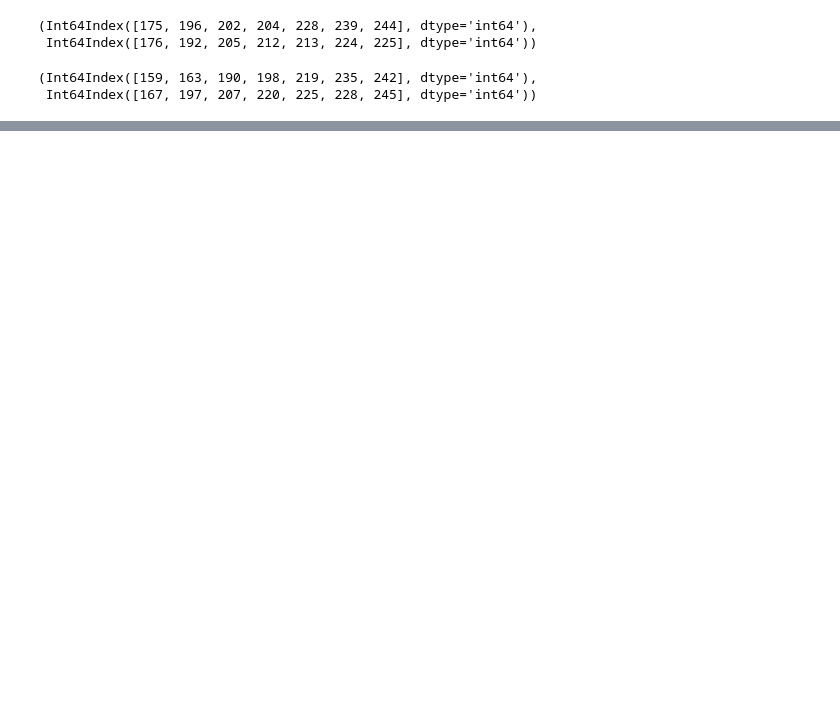
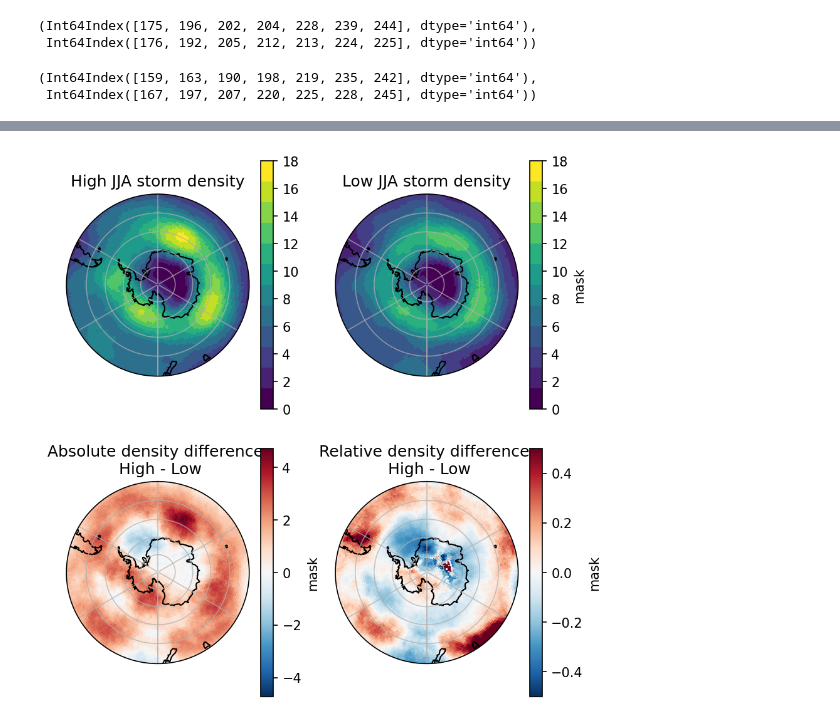
Before and after one commit to keturner8/stormtrack_variability, a Jupyter notebook: notebooks/storm_center_variability_CM4.ipynb, the cells around one changed output, grey strips where cells are left out. Cells and saved outputs as stored; diff of their text form; code cells hidden in the pictures; blank space fills up the shorter version.

```diff
--- a/notebooks/storm_center_variability_CM4.ipynb
+++ b/notebooks/storm_center_variability_CM4.ipynb
@@ -282,0 +227,51 @@ for i in range(4):
+# %%
+## Winter month storm activity
+
+fig, axs = plt.subplots(nrows=2, ncols=2, figsize=(6,6), dpi=150,
+                       subplot_kw={'projection': ccrs.SouthPolarStereo()})
+axs=axs.flatten()
+
+
+(1/(3*7*4) * ds_mask.mask[idx_hi_wint,:,:].sum(dim='time')).plot(ax=axs[0],
+                                                               x='lon', y='lat',
+                                                               transform=ccrs.PlateCarree(),
+                                                               vmax=18, extend='neither',
+                                                               cmap=plt.get_cmap('viridis', 12),
+                                                               cbar_kwargs={'label':''})
+
+axs[0].set_title('High JJA storm density')
+
+(1/(3*7*4) * ds_mask.mask[idx_low_wint,:,:].sum(dim='time')).plot(ax=axs[1],
+                                                                x='lon', y='lat',
+                                                                transform=ccrs.PlateCarree(),
+                                                               vmax=18, extend='neither',
+                                                               cmap=plt.get_cmap('viridis', 12))
+
+axs[1].set_title('Low JJA storm density')
+
+(1/(3*7*4) * (ds_mask.mask[idx_hi_wint,:,:].sum(dim='time') -
+ ds_mask.mask[idx_low_wint,:,:].sum(dim='time'))).plot(ax=axs[2],
+                                                      x='lon', y='lat',
+                                                      transform=ccrs.PlateCarree())
+
+axs[2].set_title('Absolute density difference \n High - Low')
+
+((1/(2696) * ds_mask.mask[idx_hi_wint,:,:].sum(dim='time') -
+ 1/(2188) * ds_mask.mask[idx_low_wint,:,:].sum(dim='time')) /
+ (1/(2188) * ds_mask.mask[idx_low_wint,:,:].sum(dim='time'))).plot(ax=axs[3],
+                                                                  x='lon', y='lat', extend='neither',
+                                                                  vmin=-.5, vmax=.5, cmap='RdBu_r',
+                                                                  transform=ccrs.PlateCarree())
+axs[3].set_title('Relative density difference \n High - Low')
+
+for i in range(4):
+    axs[i].set_extent([-180, 180, -90, -40], ccrs.PlateCarree())
+    axs[i].gridlines(alpha=0.7)
+    axs[i].set_boundary(circle, transform=axs[i].transAxes)
+    axs[i].coastlines()
+
+plt.tight_layout()
+
+plt.savefig(f"{out_path_fig}storm_activity_jja_CM4.png", format='png', dpi=100)
+# %% [output]
+[figure, added]
```
Also changed, not shown: parts of 20 cells of this notebook, 20 other files.
